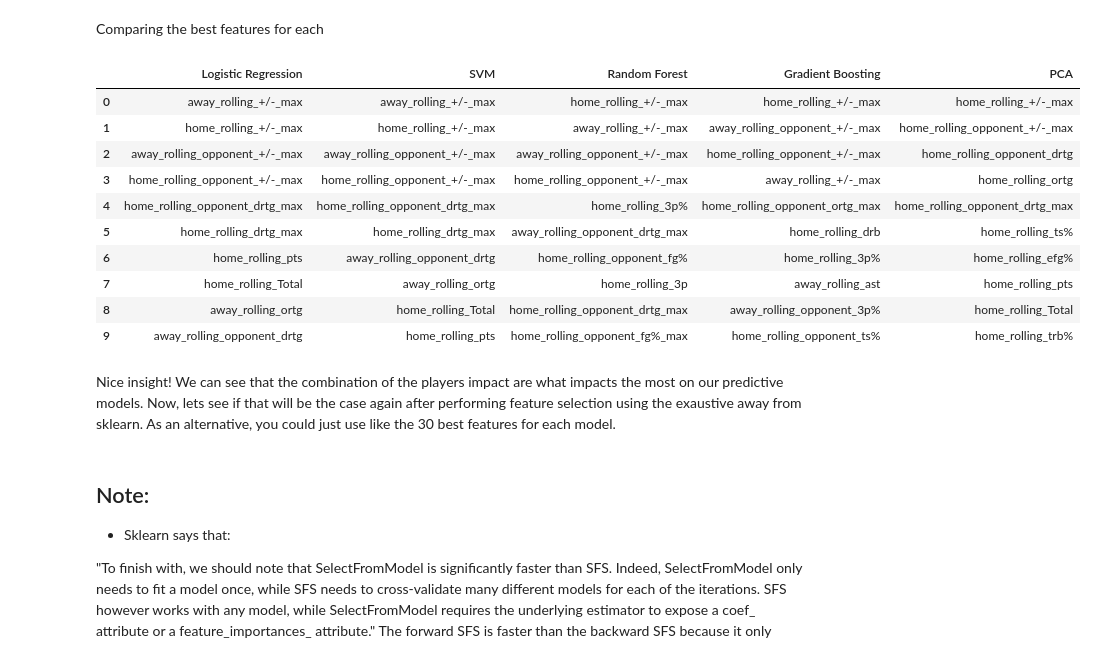
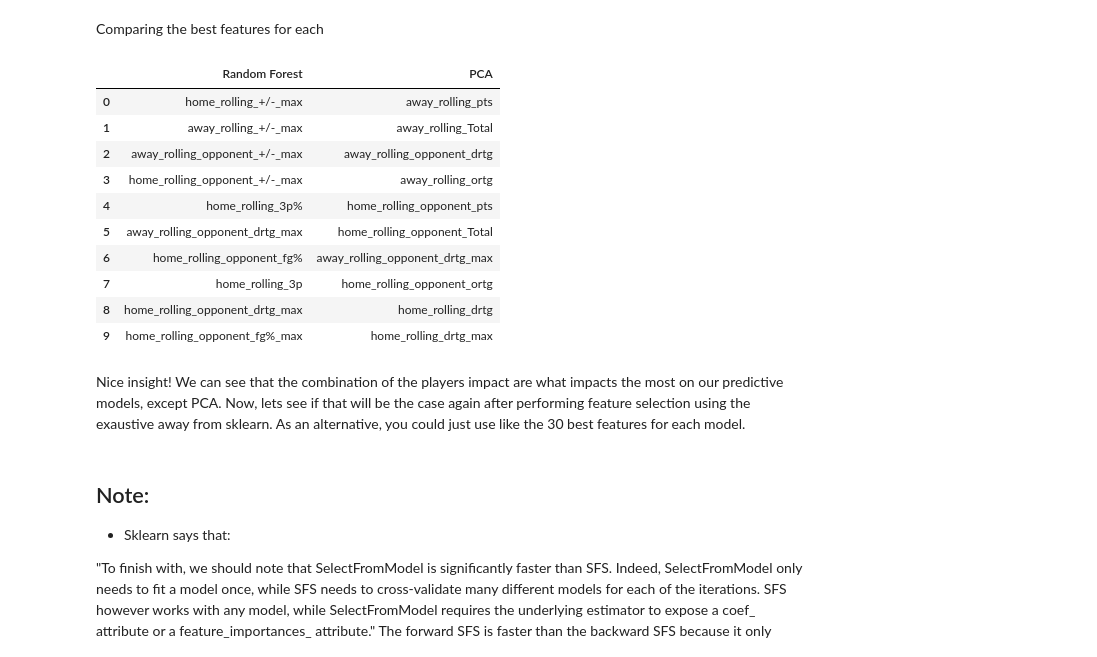
Before and after one commit to joaothomazlemos/NBA-game-outcome, a Jupyter notebook: Data Analysis/04_feature_selection.ipynb, the cells around one changed output. Cells and saved outputs as stored; diff of their text form; code cells hidden in the pictures.

```diff
--- a/Data Analysis/04_feature_selection.ipynb
+++ b/Data Analysis/04_feature_selection.ipynb
@@ -122,17 +104,24 @@ plt.show()
 # %% [markdown]
 We can now associate the principal components to our features to see how relevant they are for the PCA, meaning that the more correlated, the more that feature explain the results. As the first principal component is the most relavant, lets just consider the first col
 # %%
+plt.figure(figsize=(10, 20))
+
 loadings = pd.DataFrame(
     data=pca.components_.T * np.sqrt(pca.explained_variance_), #type: ignore
     columns=[f'PC{i}' for i in range(1, len(X_train.columns) + 1)], #type: ignore
     index=X_train.columns #type: ignore
 )
 loadings['PC1'] = abs(loadings['PC1'])
-pca_best_features = loadings['PC1'].sort_values(ascending=False).head(10)
+#picking the 100 best featues accordnly to PCA
+pca_best_features = loadings['PC1'].sort_values(ascending=False).head(100)
 
 pca_best_features[::-1].plot(kind='barh', color='#087E8B')
 plt.title('PC1 loadings', size=20)
 plt.ylabel('Features', size=15)
 plt.xlabel('Absolute Correlation', size=15)
+
+#drawing a line at 0.5
+plt.axvline(x=0.5, color='red', linestyle='--')
+
 pca_best_features.head(10)
 # %% [output]
@@ -151,23 +140,23 @@ Name: PC1, dtype: float64
 # %% [markdown]
 Comparing the best features for each
 # %%
-df_best_features = pd.DataFrame([lr_best_features.index, svm_best_features.index, rf_best_features.index, gb_best_features.index, pca_best_features.index]).T
-df_best_features.columns = ['Logistic Regression', 'SVM', 'Random Forest', 'Gradient Boosting', 'PCA']
-df_best_features
+df_best_features = pd.DataFrame([rf_best_features.index, pca_best_features.index]).T
+df_best_features.columns = ['Random Forest', 'PCA']
+df_best_features.head(10)
 # %% [output]
-|  | Logistic Regression | SVM | Random Forest | Gradient Boosting | PCA |
-| 0 | away_rolling_+/-_max | away_rolling_+/-_max | home_rolling_+/-_max | home_rolling_+/-_max | home_rolling_+/-_max |
-| 1 | home_rolling_+/-_max | home_rolling_+/-_max | away_rolling_+/-_max | away_rolling_opponent_+/-_max | home_rolling_opponent_+/-_max |
-| 2 | away_rolling_opponent_+/-_max | away_rolling_opponent_+/-_max | away_rolling_opponent_+/-_max | home_rolling_opponent_+/-_max | home_rolling_opponent_drtg |
-| 3 | home_rolling_opponent_+/-_max | home_rolling_opponent_+/-_max | home_rolling_opponent_+/-_max | away_rolling_+/-_max | home_rolling_ortg |
-| 4 | home_rolling_opponent_drtg_max | home_rolling_opponent_drtg_max | home_rolling_3p% | home_rolling_opponent_ortg_max | home_rolling_opponent_drtg_max |
-| 5 | home_rolling_drtg_max | home_rolling_drtg_max | away_rolling_opponent_drtg_max | home_rolling_drb | home_rolling_ts% |
-| 6 | home_rolling_pts | away_rolling_opponent_drtg | home_rolling_opponent_fg% | home_rolling_3p% | home_rolling_efg% |
-| 7 | home_rolling_Total | away_rolling_ortg | home_rolling_3p | away_rolling_ast | home_rolling_pts |
-| 8 | away_rolling_ortg | home_rolling_Total | home_rolling_opponent_drtg_max | away_rolling_opponent_3p% | home_rolling_Total |
-| 9 | away_rolling_opponent_drtg | home_rolling_pts | home_rolling_opponent_fg%_max | home_rolling_opponent_ts% | home_rolling_trb% |
+|  | Random Forest | PCA |
+| 0 | home_rolling_+/-_max | away_rolling_pts |
+| 1 | away_rolling_+/-_max | away_rolling_Total |
+| 2 | away_rolling_opponent_+/-_max | away_rolling_opponent_drtg |
+| 3 | home_rolling_opponent_+/-_max | away_rolling_ortg |
+| 4 | home_rolling_3p% | home_rolling_opponent_pts |
+| 5 | away_rolling_opponent_drtg_max | home_rolling_opponent_Total |
+| 6 | home_rolling_opponent_fg% | away_rolling_opponent_drtg_max |
+| 7 | home_rolling_3p | home_rolling_opponent_ortg |
+| 8 | home_rolling_opponent_drtg_max | home_rolling_drtg |
+| 9 | home_rolling_opponent_fg%_max | home_rolling_drtg_max |
 # %% [markdown]
-Nice insight! We can see that the combination of the players impact are what impacts the most on our predictive models. Now, lets see if that will be the case again after performing feature selection using the exaustive away from sklearn. As an alternative, you could just use like the 30 best features for each model.
+Nice insight! We can see that the combination of the players impact are what impacts the most on our predictive models, except PCA. Now, lets see if that will be the case again after performing feature selection using the exaustive away from sklearn. As an alternative, you could just use like the 30 best features for each model.
 # %% [markdown]
 ## Note:
 
```
Also changed, not shown: parts of 13 cells of this notebook.
